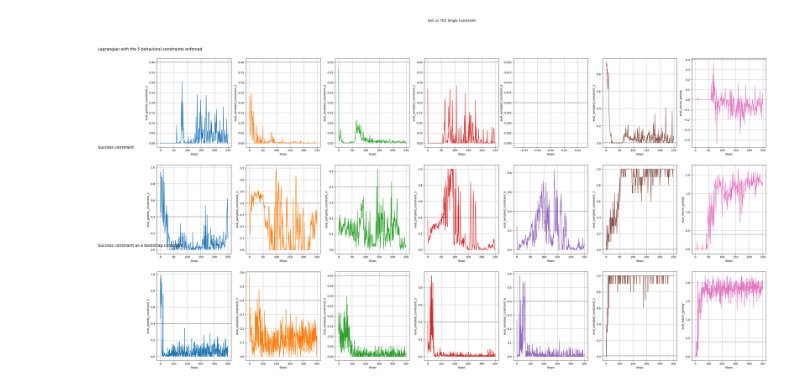
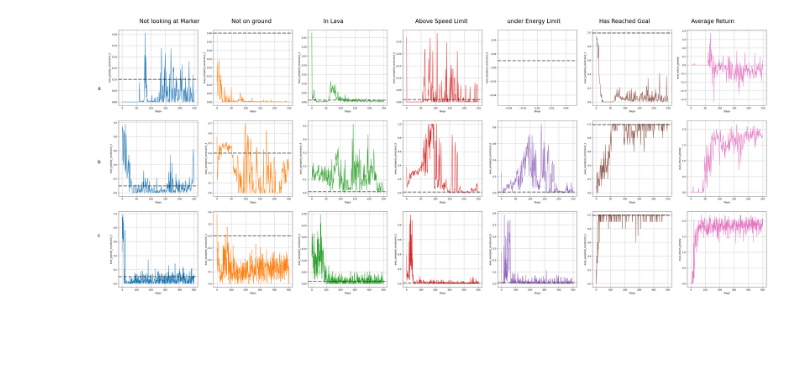
Before and after one commit to Anirudh-S-Kumar/DirectBehaviorSpecification, a Jupyter notebook: plots/make_plots.ipynb, the cells around one changed output. Drawn from its saved outputs; the diff is of its cells as text; code cells hidden in the pictures; blank space fills up the shorter version.

Commit message:
updated graphing notebook

```diff
--- a/plots/make_plots.ipynb
+++ b/plots/make_plots.ipynb
@@ -111,15 +119,18 @@ def plot_4_5_graph(sac_models:list[str],td3_models:list[str], properties:list[st
 
     plt.show()
 # %%
-def plot_7_3(models:list[str], properties:list[str], constraints:list[str], model_methods:list[str], threshold:list[float], num_step:int = 5_000_000):
+def plot_7_3(models:list[str], properties:list[str], constraints:list[str], model_methods:list[str], threshold:list[float], num_steps:int = 5_000_000):
     def remove_nones(input_list):
             return [x for x in input_list if x is not None]
 
     colors = list(mcolors.TABLEAU_COLORS.values())
 
         # make a 4 * 5 subplot with 4 rows and 5 columns
-    fig, axes = plt.subplots(3, 7, figsize=(40,20))
-    fig.suptitle("SAC vs TD3 Single Constraint")
+    fig, axes = plt.subplots(3, 7, figsize=(50,20))
+    # fig.suptitle("SAC", fontsize = 40)
+    for jj in range(7):
+        fig.text(0.15+0.11*jj, 0.9, constraints[jj], fontsize = 24)
+
 
     for i in range(len(models)):
 
@@ -127,17 +138,20 @@ def plot_7_3(models:list[str], properties:list[str], constraints:list[str], mode
 
         with open(models[i], 'rb') as f:
             data = pkl.load(f)
-            data_points = [data.get(property, [])[:num_step] for property in properties]
+            data_points = [data.get(property, [])[:num_steps] for property in properties]
             data_points = [remove_nones(data_point) for data_point in data_points]
 
         # print text at the start of row
-        fig.text(0.05, 0.9 - 0.25*i, model_methods[i], fontsize = 14)
+        fig.text(0.1, 0.7 - 0.22*i, model_methods[i], fontsize = 20)
+
+        x_axis = [num_steps // len(data_points[0]) * i for i in range(len(data_points[0]))]
 
         # populate rows
         for j in range(len(properties)):
             ax = axes[i, j]
             ax.plot(data_points[j], color=colors[j])
-            ax.axhline(threshold[j], linestyle='--', color = "black", alpha = 0.5)
+            if j!=len(properties)-1:
+                ax.axhline(threshold[j], linestyle='--', color = "black", alpha = 0.5, linewidth = 4)
             ax.set_xlabel('Steps')
             ax.set_ylabel(properties[j])
             ax.grid(which='major', axis="both")
@@ -183,12 +197,12 @@ plot_4_5_graph(sac_models, td3_models, properties, Constraints,thresholds)
 # %%
 sac_models_all = [models[7], models[6], models[0]]
 td3_models_all = [models[15], models[14], models[8]]
-model_methods = ["Lagrangian with the 5 behavioral constraints enforced", "Success constraint", "Success constraint as a bootstrap constraint"]
-
+# model_methods = ["Lagrangian with the 5 behavioral constraints enforced", "Success constraint", "Success constraint as a bootstrap constraint"]
+model_methods = ["a","b","c"]
 properties = ["eval_greedy_constraint_2", "eval_sampled_constraint_3","eval_sampled_constraint_4","eval_sampled_constraint_5","eval_sampled_constraint_6","eval_sampled_constraint_1", "eval_return_greedy"]
-constraints = ["A", "B", "C", "D", "E", "F", "G"]
-thresholds = [0.4, 0.4, 0.4, 0.4, 0.4, 0.01, 0.4]
+constraints = ["Not looking at Marker", "Not on ground", "In Lava", "Above Speed Limit", "under Energy Limit", "Has Reached Goal", "Average Return"]
+thresholds = [0.1, 0.4, 0.01, 0.01, 0.01, 0.99,10]
 
 plot_7_3(sac_models_all, properties, constraints, model_methods, thresholds)
 # %% [output]
-[figure, old version]
+[figure, new version]
```
Also changed, not shown: parts of 3 cells of this notebook.
